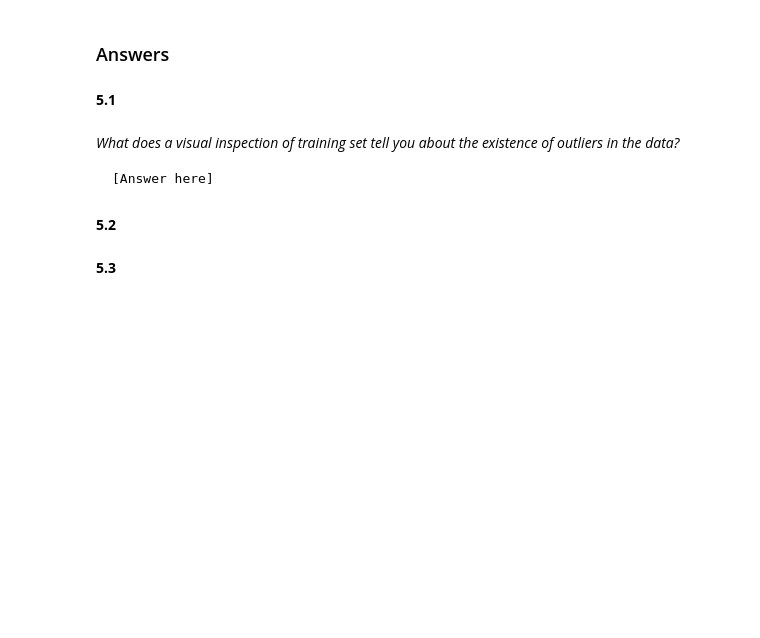
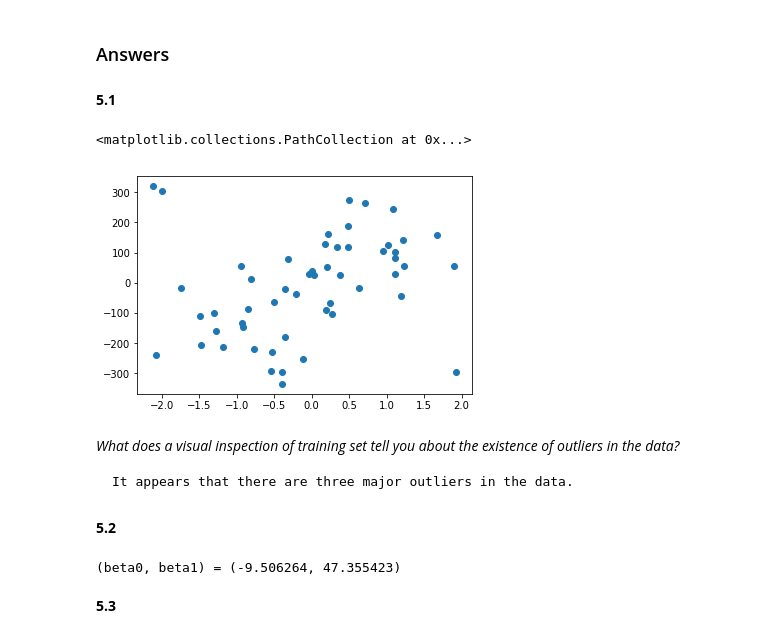
Before and after one commit to ejohnsson/CS109A, a Jupyter notebook: HW2_Erik.ipynb, the cells around one changed output. Drawn from its saved outputs; the diff is of its cells as text; code cells hidden in the pictures; blank space fills up the shorter version.

```diff
--- a/HW2_Erik.ipynb
+++ b/HW2_Erik.ipynb
@@ -591,9 +588,18 @@ You may recall from lectures that OLS Linear Regression can be susceptible to ou
 ### Answers
 # %% [markdown]
 **5.1**
+# %%
+# load outliers_train and outliers_test
+outliers_train = pd.read_csv("outliers_train.csv")
+outliers_test = pd.read_csv("outliers_test.csv")
+
+plt.scatter(outliers_train.X, outliers_train.Y)
+# %% [output]
+<matplotlib.collections.PathCollection at 0x...>
+[figure, added]
 # %% [markdown]
 *What does a visual inspection of training set tell you about the existence of outliers in the data?*
 
-    [Answer here]
+    It appears that there are three major outliers in the data.
 # %% [markdown]
 **5.2**
@@ -602,3 +606,23 @@ You may recall from lectures that OLS Linear Regression can be susceptible to ou
+# %%
+## Code here
+
+# create the X matrix by appending a column of ones to x_train
+X = sm.add_constant(outliers_train.X)
+Y = outliers_train.Y
+
+# build the OLS model (ordinary least squares) from the training data
+out_regr_sm = sm.OLS(Y, X)
+
+# do the fit and save regression info (parameters, etc)
+OutlierOLSModel = out_regr_sm.fit()
+
+# pull the beta parameters out from OLSModel
+out_beta0_sm = OutlierOLSModel.params[0]
+out_beta1_sm = OutlierOLSModel.params[1]
+
+print("(beta0, beta1) = (%f, %f)" %(out_beta0_sm, out_beta1_sm))
+# %% [output]
+(beta0, beta1) = (-9.506264, 47.355423)
 # %% [markdown]
 **5.3**
 # %% [markdown]
```
Also changed, not shown: parts of 9 cells of this notebook.
